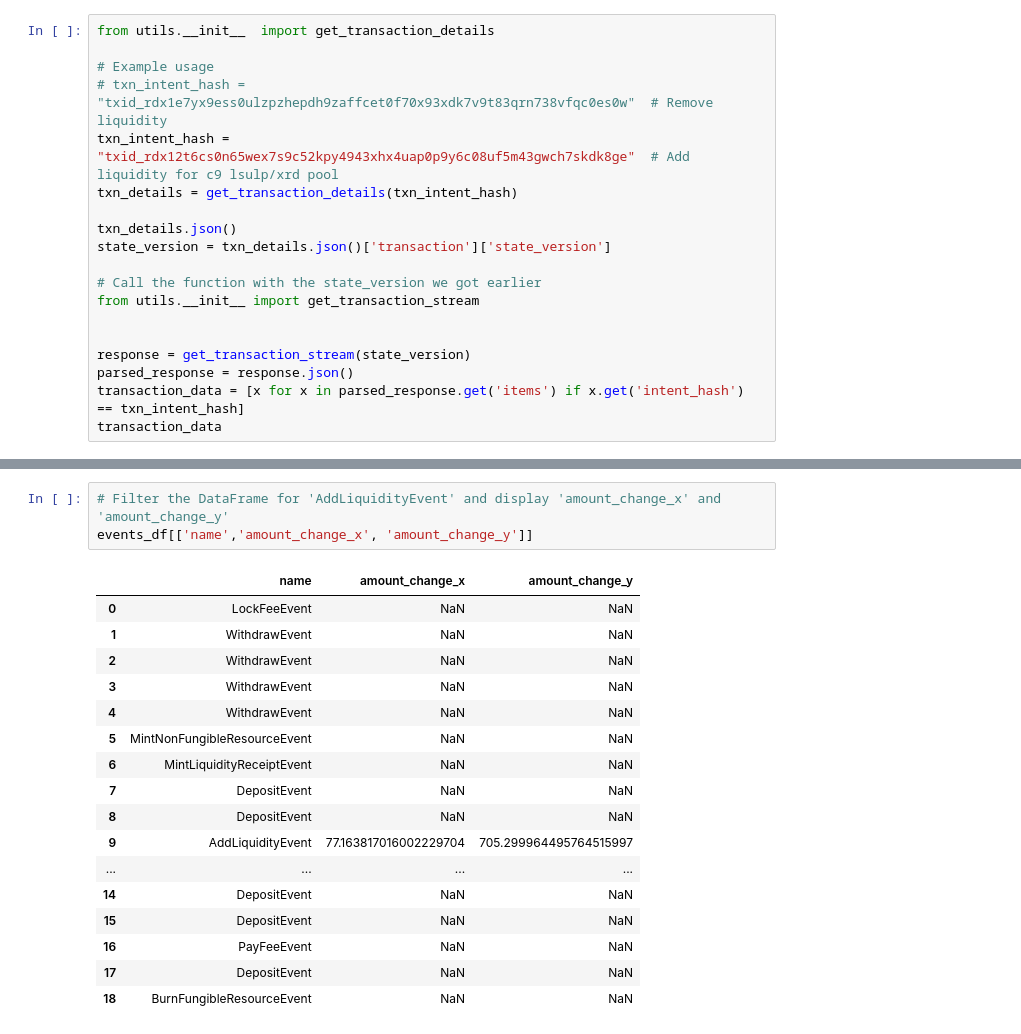
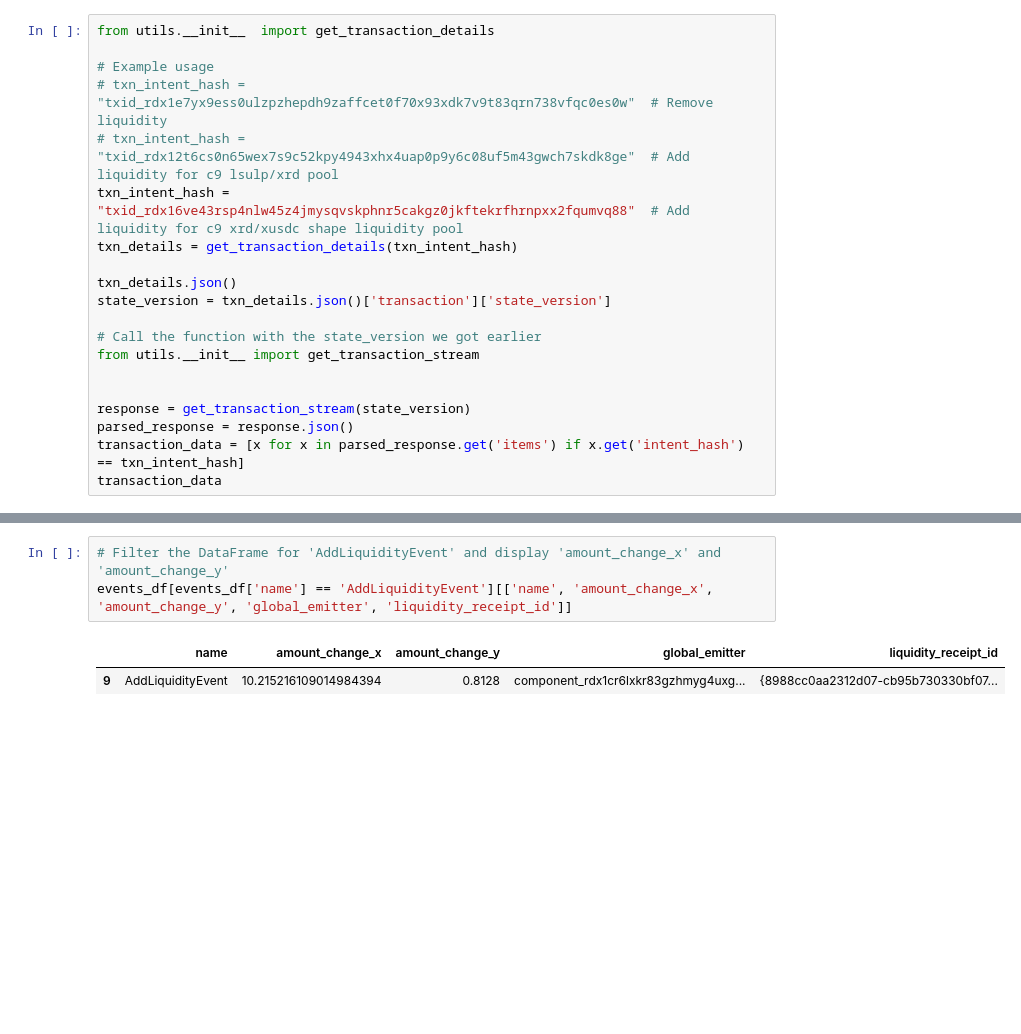
Before and after one commit to radixdlt/radix-incentives, a Jupyter notebook: experiments/data-analysis/Activity-c9-LP.ipynb, the cells around one changed output, grey strips where cells are left out. Saved outputs shown, nothing was run; the diff lists cells and outputs as text; blank space fills up the shorter version.

```diff
--- a/experiments/data-analysis/Activity-c9-LP.ipynb
+++ b/experiments/data-analysis/Activity-c9-LP.ipynb
@@ -3,7 +3,8 @@ from utils.__init__  import get_transaction_details
 
 # Example usage
 # txn_intent_hash = "txid_rdx1e7yx9ess0ulzpzhepdh9zaffcet0f70x93xdk7v9t83qrn738vfqc0es0w"  # Remove liquidity
-txn_intent_hash = "txid_rdx12t6cs0n65wex7s9c52kpy4943xhx4uap0p9y6c08uf5m43gwch7skdk8ge"  # Add liquidity for c9 lsulp/xrd pool
+# txn_intent_hash = "txid_rdx12t6cs0n65wex7s9c52kpy4943xhx4uap0p9y6c08uf5m43gwch7skdk8ge"  # Add liquidity for c9 lsulp/xrd pool
+txn_intent_hash = "txid_rdx16ve43rsp4nlw45z4jmysqvskphnr5cakgz0jkftekrfhrnpxx2fqumvq88"  # Add liquidity for c9 xrd/xusdc shape liquidity pool
 txn_details = get_transaction_details(txn_intent_hash)
 
 txn_details.json()
@@ -123,21 +124,6 @@ events_df
 # %%
 # Filter the DataFrame for 'AddLiquidityEvent' and display 'amount_change_x' and 'amount_change_y'
-events_df[['name','amount_change_x', 'amount_change_y']]
+events_df[events_df['name'] == 'AddLiquidityEvent'][['name', 'amount_change_x', 'amount_change_y', 'global_emitter', 'liquidity_receipt_id']]
 # %% [output]
-|  | name | amount_change_x | amount_change_y |
-| 0 | LockFeeEvent | NaN | NaN |
-| 1 | WithdrawEvent | NaN | NaN |
-| 2 | WithdrawEvent | NaN | NaN |
-| 3 | WithdrawEvent | NaN | NaN |
-| 4 | WithdrawEvent | NaN | NaN |
-| 5 | MintNonFungibleResourceEvent | NaN | NaN |
-| 6 | MintLiquidityReceiptEvent | NaN | NaN |
-| 7 | DepositEvent | NaN | NaN |
-| 8 | DepositEvent | NaN | NaN |
-| 9 | AddLiquidityEvent | 77.163817016002229704 | 705.299964495764515997 |
-| ... | ... | ... | ... |
-| 14 | DepositEvent | NaN | NaN |
-| 15 | DepositEvent | NaN | NaN |
-| 16 | PayFeeEvent | NaN | NaN |
-| 17 | DepositEvent | NaN | NaN |
-| 18 | BurnFungibleResourceEvent | NaN | NaN |
+|  | name | amount_change_x | amount_change_y | global_emitter | liquidity_receipt_id |
+| 9 | AddLiquidityEvent | 10.215216109014984394 | 0.8128 | component_rdx1cr6lxkr83gzhmyg4uxg... | {8988cc0aa2312d07-cb95b730330bf07... |
```
Also changed, not shown: parts of 2 cells of this notebook.
